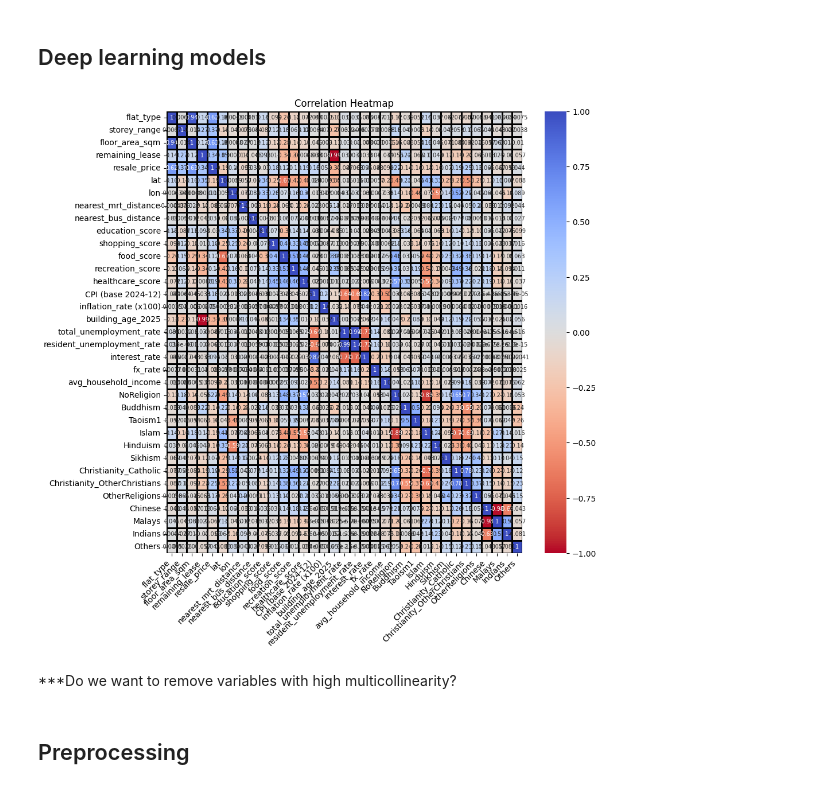
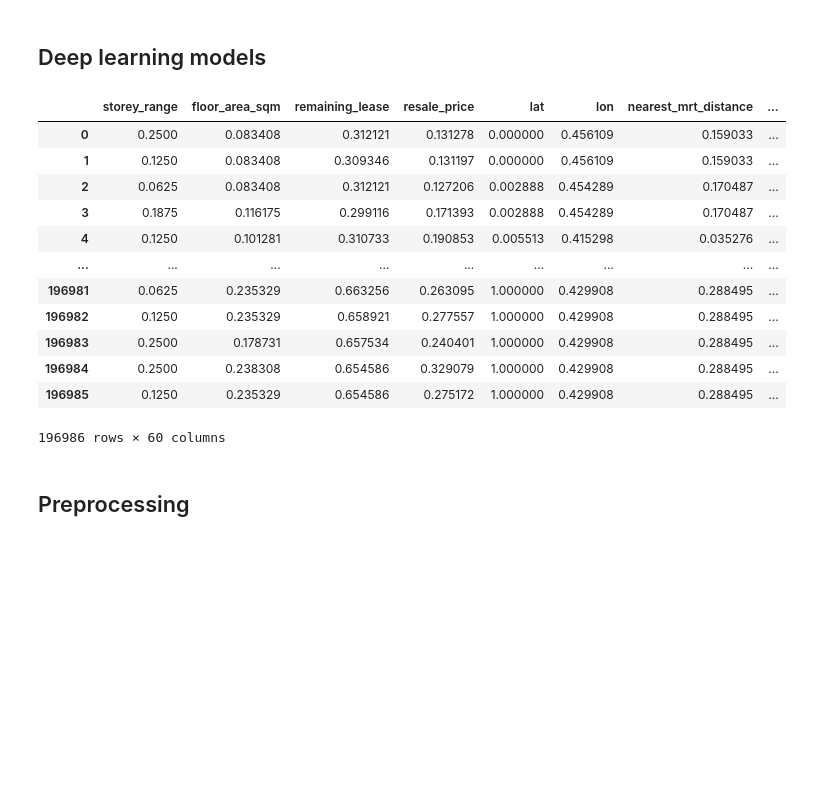
Before and after one commit to yuntsingg/DSE3101-HDB-Decode, a Jupyter notebook: code/deep_learning_models.ipynb, the cells around one changed output. Drawn from its saved outputs; the diff is of its cells as text; code cells hidden in the pictures; blank space fills up the shorter version.

```diff
--- a/code/deep_learning_models.ipynb
+++ b/code/deep_learning_models.ipynb
@@ -12,17 +12,24 @@ import tensorflow as tf
 # %%
 import zipfile
 
-with zipfile.ZipFile("../data/cleaned/resale_price_normalized_demo.csv.zip", 'r') as zip_ref:
+with zipfile.ZipFile("../data/cleaned/resale_price_clean_final.csv.zip", 'r') as zip_ref:
     file_name = zip_ref.namelist()[0]
     with zip_ref.open(file_name) as file:
         df_resale = pd.read_csv(file)
+
+df_resale = pd.get_dummies(df_resale, columns=['town'], prefix='town')
+df_resale
+# %% [output]
+|  | storey_range | floor_area_sqm | remaining_lease | resale_price | lat | lon | nearest_mrt_distance | ... |
+| 0 | 0.2500 | 0.083408 | 0.312121 | 0.131278 | 0.000000 | 0.456109 | 0.159033 | ... |
+| 1 | 0.1250 | 0.083408 | 0.309346 | 0.131197 | 0.000000 | 0.456109 | 0.159033 | ... |
+| 2 | 0.0625 | 0.083408 | 0.312121 | 0.127206 | 0.002888 | 0.454289 | 0.170487 | ... |
+| 3 | 0.1875 | 0.116175 | 0.299116 | 0.171393 | 0.002888 | 0.454289 | 0.170487 | ... |
+| 4 | 0.1250 | 0.101281 | 0.310733 | 0.190853 | 0.005513 | 0.415298 | 0.035276 | ... |
+| ... | ... | ... | ... | ... | ... | ... | ... | ... |
+| 196981 | 0.0625 | 0.235329 | 0.663256 | 0.263095 | 1.000000 | 0.429908 | 0.288495 | ... |
+| 196982 | 0.1250 | 0.235329 | 0.658921 | 0.277557 | 1.000000 | 0.429908 | 0.288495 | ... |
+| 196983 | 0.2500 | 0.178731 | 0.657534 | 0.240401 | 1.000000 | 0.429908 | 0.288495 | ... |
+| 196984 | 0.2500 | 0.238308 | 0.654586 | 0.329079 | 1.000000 | 0.429908 | 0.288495 | ... |
+| 196985 | 0.1250 | 0.235329 | 0.654586 | 0.275172 | 1.000000 | 0.429908 | 0.288495 | ... |
+196986 rows × 60 columns
-# %%
-# Correlation heatmap
-fig = plt.figure(figsize=(10,10))
-ax = sns.heatmap(df_resale.select_dtypes(include=['int64','float64']).corr(), annot = True, fmt='.2g',
-    vmin=-1, vmax=1, center= 0, cmap= 'coolwarm_r', linecolor='black', linewidth=1, annot_kws={"size": 7})
-plt.xticks(rotation=45, ha='right')
-plt.title('Correlation Heatmap')
-fig.show()
-# %% [output]
-[figure, removed]
@@ -31,5 +36,3 @@ df_resale = df_resale.drop(columns=['remaining_lease'])
-# %% [markdown]
-***Do we want to remove variables with high multicollinearity?
 # %% [markdown]
 ## Preprocessing
 # %%
```
Also changed, not shown: parts of 10 cells of this notebook, 14 other files.
